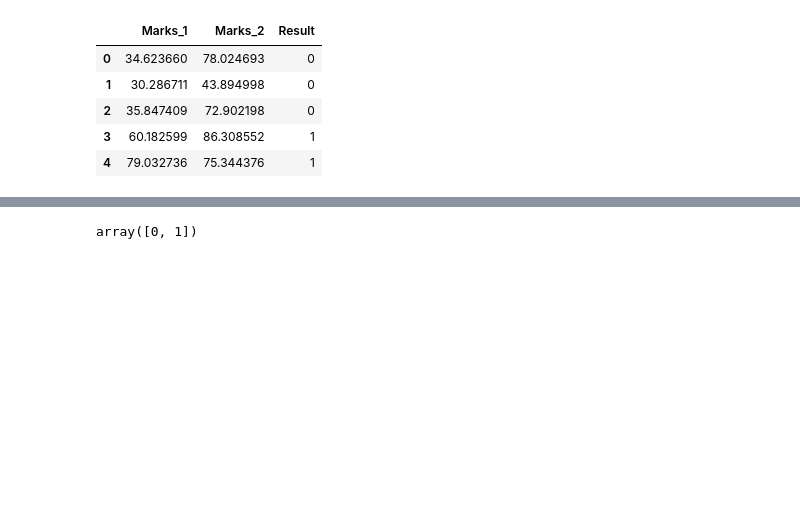
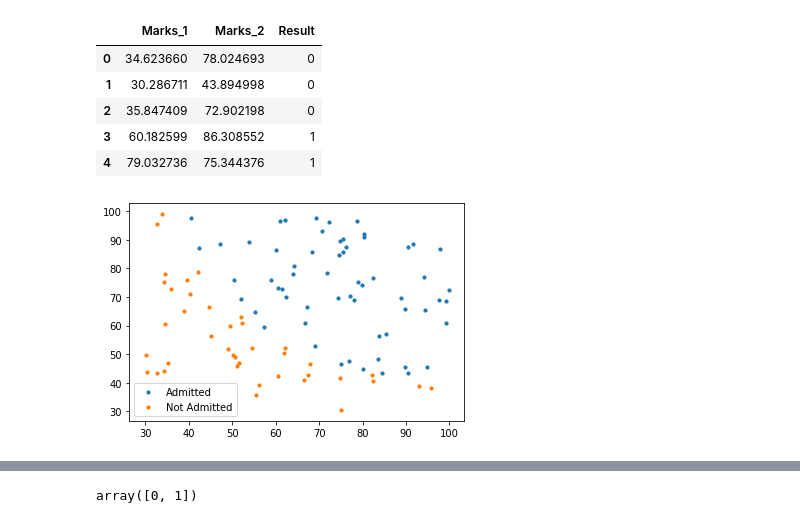
Before and after one commit to ritwik-ghosh153/logistic_regression_visual_tool, a Jupyter notebook: Logistic_Regression_SKlearn.ipynb, the cells around one changed output, grey strips where cells are left out. Cells and saved outputs as stored; diff of their text form; code cells hidden in the pictures; blank space fills up the shorter version.

```diff
--- a/Logistic_Regression_SKlearn.ipynb
+++ b/Logistic_Regression_SKlearn.ipynb
@@ -17,6 +18,19 @@ data.head()
 # %%
 x = data[["Marks_1", "Marks_2"]]
 y = data["Result"]
+# %%
+admitted = data.loc[y == 1]
+
+# filter out the applicants that din't get admission
+not_admitted = data.loc[y == 0]
+
+# plots
+plt.scatter(admitted.iloc[:, 0], admitted.iloc[:, 1], s=10, label='Admitted')
+plt.scatter(not_admitted.iloc[:, 0], not_admitted.iloc[:, 1], s=10, label='Not Admitted')
+plt.legend()
+plt.show()
+# %% [output]
+[figure, added]
 # %%
 x_train, x_test, y_train, y_test = train_test_split(x, y, test_size=0.2)
 # %%
```
Also changed, not shown: parts of 11 cells of this notebook.
